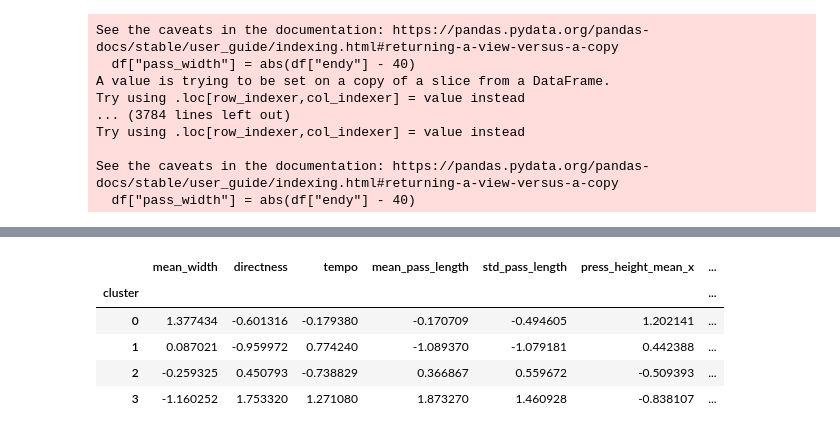
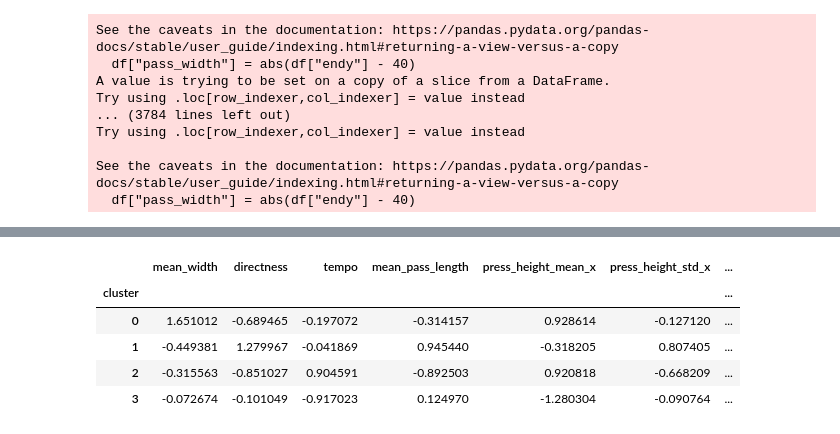
Before and after one commit to Stefan-coder1/Exjobb, a Jupyter notebook: Trial1516.ipynb, the cells around one changed output, grey strips where cells are left out. Cells and saved outputs as stored; diff of their text form; code cells hidden in the pictures.

```diff
--- a/Trial1516.ipynb
+++ b/Trial1516.ipynb
@@ -375,21 +380,39 @@ NameError: name 'df' is not defined
 # %%
+team_season_z = zscore_within_league_season(team_season)
+from sklearn.cluster import KMeans
 cluster_cols = [
+    "mean_width",
+    "directness",
+    "tempo",
+    "mean_pass_length",
+    #"std_pass_length",
+    "press_height_mean_x",
+    "press_height_std_x",
+    "press_intensity",
+]
+
+X = team_season_z[cluster_cols].copy()
+
+kmeans = KMeans(n_clusters=4, random_state=42)
+team_season_z["cluster"] = kmeans.fit_predict(X)
+team_season_z.groupby("cluster")[cluster_cols].mean()
+"""cluster_cols = [
     "mean_width",
     "directness",
     "tempo",
     "mean_pass_length",
     "std_pass_length",
     "press_height_mean_x",
     "press_height_std_x",
     "press_intensity",
-]
+]"""
 
 cluster_summary = team_season_z.groupby("cluster")[cluster_cols].mean()
 cluster_summary
 # %% [output]
-|  | mean_width | directness | tempo | mean_pass_length | std_pass_length | press_height_mean_x | ... |
+|  | mean_width | directness | tempo | mean_pass_length | press_height_mean_x | press_height_std_x | ... |
 | cluster |  |  |  |  |  |  | ... |
-| 0 | 1.377434 | -0.601316 | -0.179380 | -0.170709 | -0.494605 | 1.202141 | ... |
-| 1 | 0.087021 | -0.959972 | 0.774240 | -1.089370 | -1.079181 | 0.442388 | ... |
-| 2 | -0.259325 | 0.450793 | -0.738829 | 0.366867 | 0.559672 | -0.509393 | ... |
-| 3 | -1.160252 | 1.753320 | 1.271080 | 1.873270 | 1.460928 | -0.838107 | ... |
+| 0 | 1.651012 | -0.689465 | -0.197072 | -0.314157 | 0.928614 | -0.127120 | ... |
+| 1 | -0.449381 | 1.279967 | -0.041869 | 0.945440 | -0.318205 | 0.807405 | ... |
+| 2 | -0.315563 | -0.851027 | 0.904591 | -0.892503 | 0.920818 | -0.668209 | ... |
+| 3 | -0.072674 | -0.101049 | -0.917023 | 0.124970 | -1.280304 | -0.090764 | ... |
```
Also changed, not shown: parts of 10 cells of this notebook, 2 other files.
